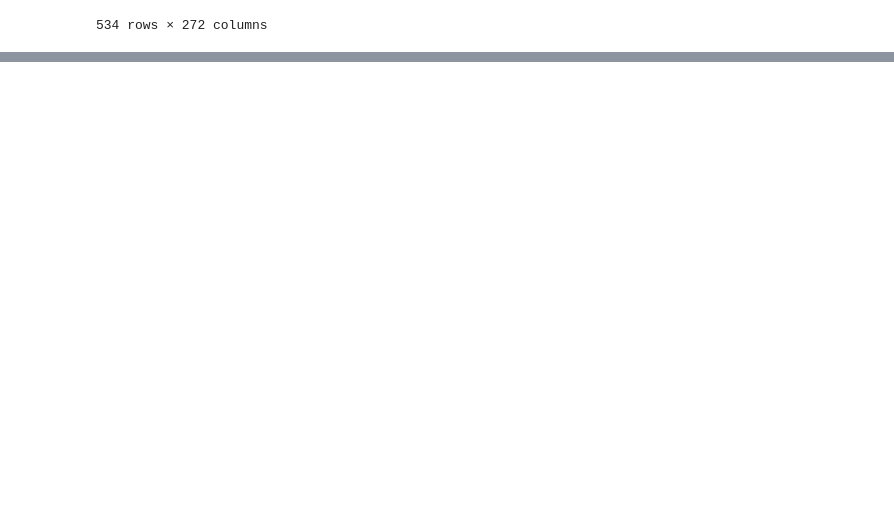
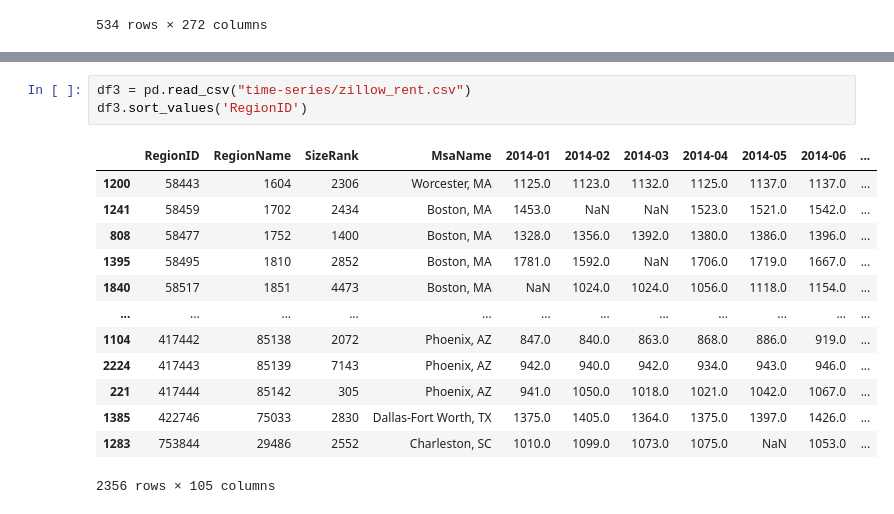
Before and after one commit to WoojinJun/zipcode_investment, a Jupyter notebook: scratch-notebook.ipynb, the cells around one changed output, grey strips where cells are left out. Cells and saved outputs as stored; diff of their text form; blank space fills up the shorter version.

```diff
--- a/scratch-notebook.ipynb
+++ b/scratch-notebook.ipynb
@@ -36,0 +96,17 @@ df[(df['State'] == 'IL') & (df['RegionName'] > 60020)].sort_values('RegionName')
+# %%
+df3 = pd.read_csv("time-series/zillow_rent.csv")
+df3.sort_values('RegionID')
+# %% [output]
+|  | RegionID | RegionName | SizeRank | MsaName | 2014-01 | 2014-02 | 2014-03 | 2014-04 | 2014-05 | 2014-06 | ... |
+| 1200 | 58443 | 1604 | 2306 | Worcester, MA | 1125.0 | 1123.0 | 1132.0 | 1125.0 | 1137.0 | 1137.0 | ... |
+| 1241 | 58459 | 1702 | 2434 | Boston, MA | 1453.0 | NaN | NaN | 1523.0 | 1521.0 | 1542.0 | ... |
+| 808 | 58477 | 1752 | 1400 | Boston, MA | 1328.0 | 1356.0 | 1392.0 | 1380.0 | 1386.0 | 1396.0 | ... |
+| 1395 | 58495 | 1810 | 2852 | Boston, MA | 1781.0 | 1592.0 | NaN | 1706.0 | 1719.0 | 1667.0 | ... |
+| 1840 | 58517 | 1851 | 4473 | Boston, MA | NaN | 1024.0 | 1024.0 | 1056.0 | 1118.0 | 1154.0 | ... |
+| ... | ... | ... | ... | ... | ... | ... | ... | ... | ... | ... | ... |
+| 1104 | 417442 | 85138 | 2072 | Phoenix, AZ | 847.0 | 840.0 | 863.0 | 868.0 | 886.0 | 919.0 | ... |
+| 2224 | 417443 | 85139 | 7143 | Phoenix, AZ | 942.0 | 940.0 | 942.0 | 934.0 | 943.0 | 946.0 | ... |
+| 221 | 417444 | 85142 | 305 | Phoenix, AZ | 941.0 | 1050.0 | 1018.0 | 1021.0 | 1042.0 | 1067.0 | ... |
+| 1385 | 422746 | 75033 | 2830 | Dallas-Fort Worth, TX | 1375.0 | 1405.0 | 1364.0 | 1375.0 | 1397.0 | 1426.0 | ... |
+| 1283 | 753844 | 29486 | 2552 | Charleston, SC | 1010.0 | 1099.0 | 1073.0 | 1075.0 | NaN | 1053.0 | ... |
+2356 rows × 105 columns
```
Also changed, not shown: parts of 4 cells of this notebook.
